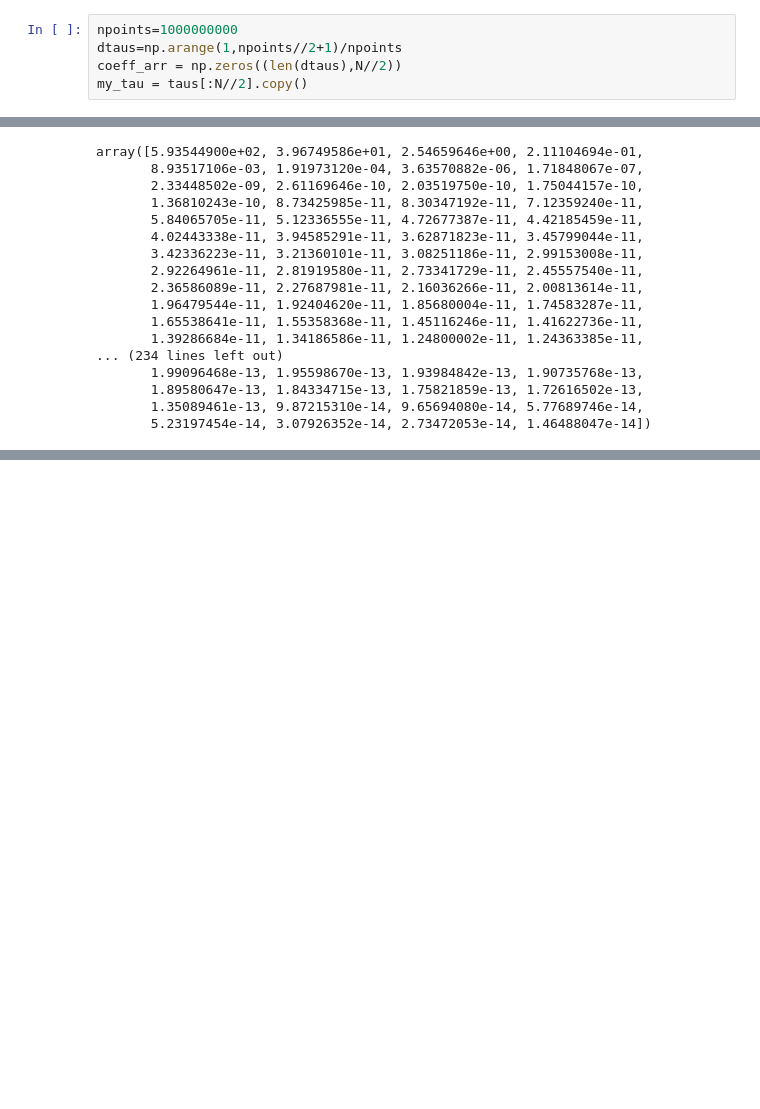
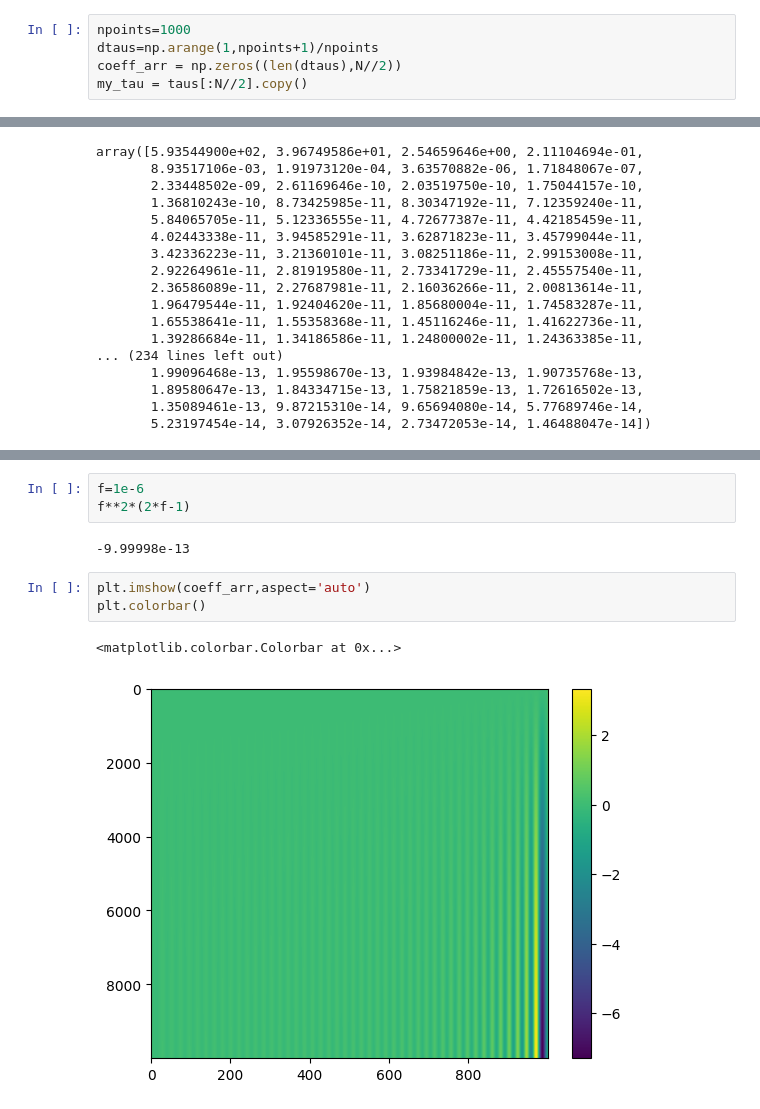
Before and after one commit to mohanagr/braindump, a Jupyter notebook: corr func flicker noise-SVD.ipynb, the cells around one changed output, grey strips where cells are left out. Cells and saved outputs as stored; diff of their text form; blank space fills up the shorter version.

```diff
--- a/corr func flicker noise-SVD.ipynb
+++ b/corr func flicker noise-SVD.ipynb
@@ -77,7 +77,7 @@ taus[N//2-1]
 C=toeplitz(acf1[:N//2])+np.eye(N//2)*1e-4
 Cinv=np.linalg.inv(C)
 # %%
-npoints=1000000000
-dtaus=np.arange(1,npoints//2+1)/npoints
+npoints=1000
+dtaus=np.arange(1,npoints+1)/npoints
 coeff_arr = np.zeros((len(dtaus),N//2))
 my_tau = taus[:N//2].copy()
@@ -235,0 +185,11 @@ array([[-5.00082500e-04, -4.75616436e-04, -4.04605858e-04, ...,
+# %%
+f=1e-6
+f**2*(2*f-1)
+# %% [output]
+-9.99998e-13
+# %%
+plt.imshow(coeff_arr,aspect='auto')
+plt.colorbar()
+# %% [output]
+<matplotlib.colorbar.Colorbar at 0x...>
+[figure, added]
```
Also changed, not shown: parts of 25 cells of this notebook.
